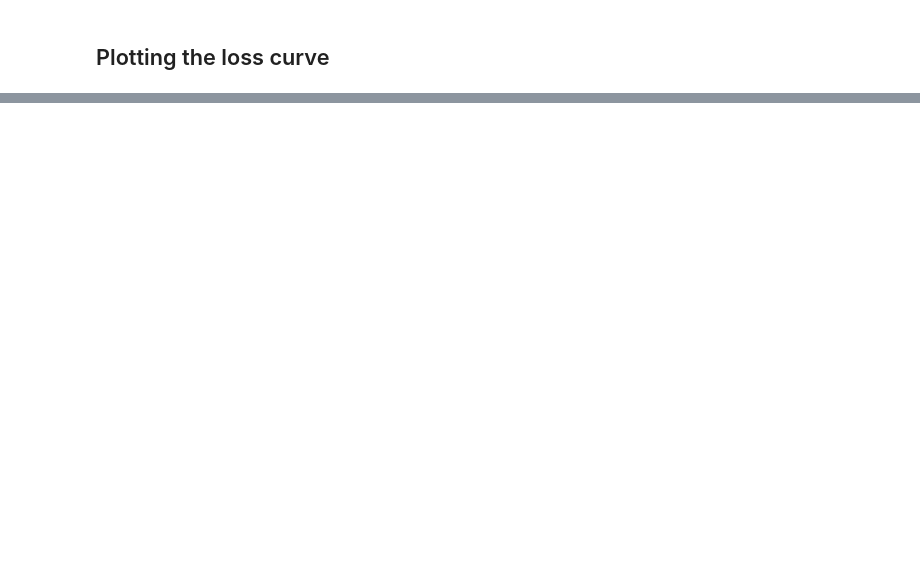
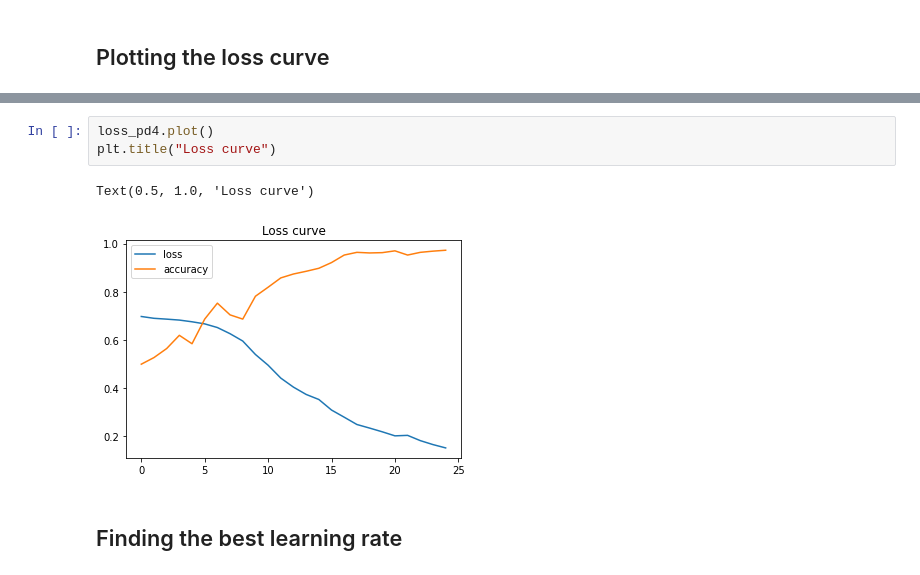
Before and after one commit to LazaUK/UdemyProjects-TensorFlow, a Jupyter notebook: Project4_NNClassification/TensorFlow_04_IntroClassNN_Nonlinear.ipynb, the cells around one changed output, grey strips where cells are left out. Drawn from its saved outputs; the diff is of its cells as text; blank space fills up the shorter version.

```diff
--- a/Project4_NNClassification/TensorFlow_04_IntroClassNN_Nonlinear.ipynb
+++ b/Project4_NNClassification/TensorFlow_04_IntroClassNN_Nonlinear.ipynb
@@ -339,0 +340,8 @@ loss_pd4
+# %%
+loss_pd4.plot()
+plt.title("Loss curve")
+# %% [output]
+Text(0.5, 1.0, 'Loss curve')
+[figure, added]
+# %% [markdown]
+## Finding the best learning rate
```
Also changed, not shown: parts of 15 cells of this notebook.
